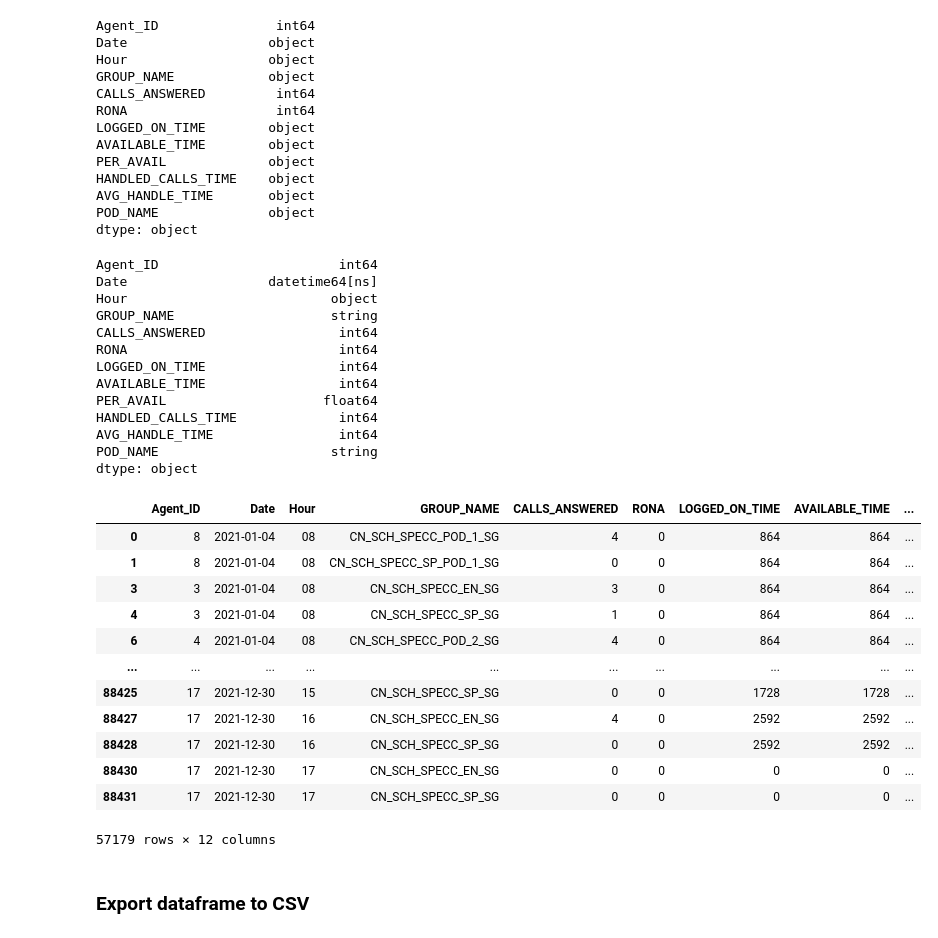
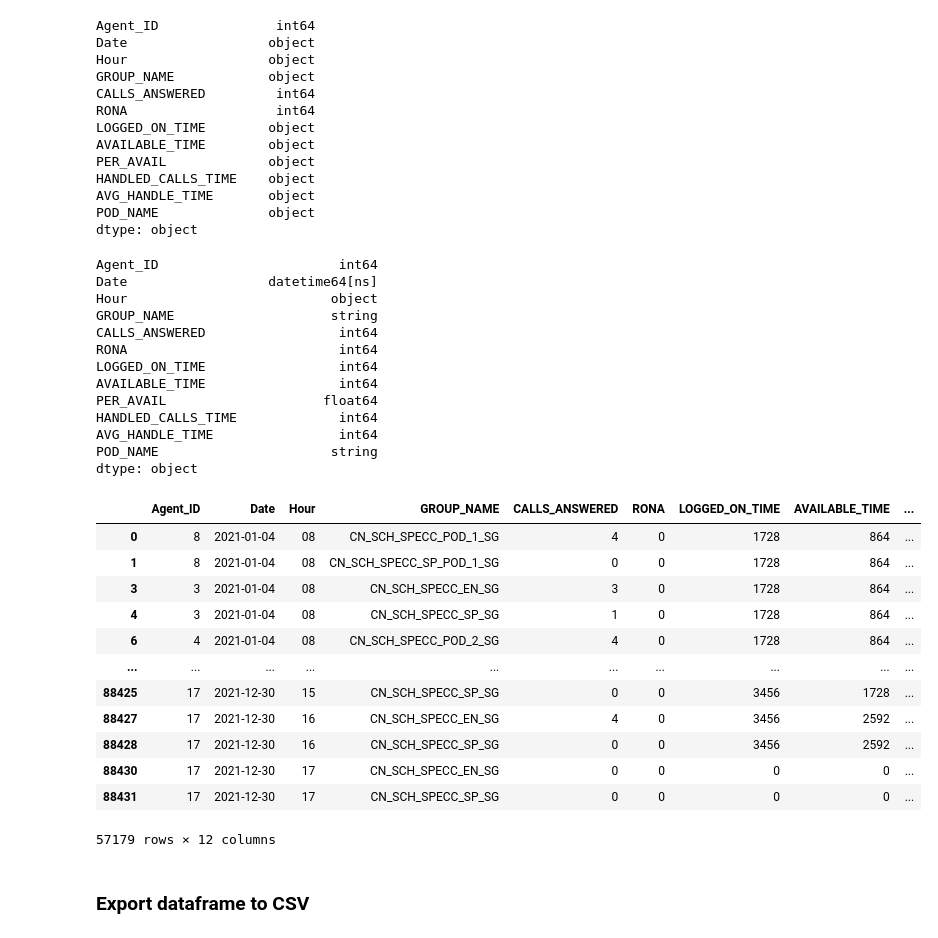
Before and after one commit to evanbruno617/Call_Response_Analysis, a Jupyter notebook: Initial_Data_Cleanup.ipynb, the cells around one changed output. Cells and saved outputs as stored; diff of their text form; code cells hidden in the pictures.

Commit message:
Fixed error in Available Time in cleanup data

```diff
--- a/Initial_Data_Cleanup.ipynb
+++ b/Initial_Data_Cleanup.ipynb
@@ -6,9 +6,9 @@ from datetime import datetime
 from re import search
 # %%
 # Files to load
-agentstate_to_load = "Working_Folder/Final_Project/call_center_data_2021/Agent_State_Summary_Hourly_2021.csv"
-notready_to_load = "Working_Folder/Final_Project/call_center_data_2021/Agent_Not_Ready_Detail_2021.csv"
-calltype_to_load = "Working_Folder/Final_Project/call_center_data_2021/Call_Type_Historical_Fields_Hourly_2021.csv"
+agentstate_to_load = "Final_Project/call_center_data_2021/Agent_State_Summary_Hourly_2021.csv"
+notready_to_load = "Final_Project/call_center_data_2021/Agent_Not_Ready_Detail_2021.csv"
+calltype_to_load = "Final_Project/call_center_data_2021/Call_Type_Historical_Fields_Hourly_2021.csv"
 # %% [markdown]
 ## Clean Agent State Summary file
 # %%
@@ -217,7 +217,7 @@ def get_seconds(time_str):
     return int(hh) * 3600 + int(mm) * 60 + int(ss)
 
 Agent_State_Summary_df['LOGGED_ON_TIME'] = Agent_State_Summary_df['LOGGED_ON_TIME'].astype('string')
-Agent_State_Summary_df['LOGGED_ON_TIME'] = Agent_State_Summary_df['AVAILABLE_TIME'].apply(get_seconds)
+Agent_State_Summary_df['LOGGED_ON_TIME'] = Agent_State_Summary_df['LOGGED_ON_TIME'].apply(get_seconds)
 
 
 # Change AVAILABLE_TIME hh:mm:ss format to seconds
@@ -225,42 +225,42 @@ Agent_State_Summary_df['AVAILABLE_TIME'] = Agent_State_Summary_df['AVAILABLE_TIM
 Agent_State_Summary_df['AVAILABLE_TIME'] = Agent_State_Summary_df['AVAILABLE_TIME'].apply(get_seconds)
 
 
 # Change HANDLED_CALLS_TIME hh:mm:ss format to seconds
 Agent_State_Summary_df['HANDLED_CALLS_TIME'] = Agent_State_Summary_df['HANDLED_CALLS_TIME'].astype('string')
 Agent_State_Summary_df['HANDLED_CALLS_TIME'] = Agent_State_Summary_df['HANDLED_CALLS_TIME'].apply(get_seconds)
 
 
 # Change AVG_HANDLE_TIME hh:mm:ss format to seconds
 Agent_State_Summary_df['AVG_HANDLE_TIME'] = Agent_State_Summary_df['AVG_HANDLE_TIME'].astype('string')
 Agent_State_Summary_df['AVG_HANDLE_TIME'] = Agent_State_Summary_df['AVG_HANDLE_TIME'].apply(get_seconds)
 
 
 print(Agent_State_Summary_df.dtypes)
 Agent_State_Summary_df
 # %% [output]
 Agent_ID                       int64
 Date                  datetime64[ns]
 Hour                          object
 GROUP_NAME                    string
 CALLS_ANSWERED                 int64
 RONA                           int64
 LOGGED_ON_TIME                 int64
 AVAILABLE_TIME                 int64
 PER_AVAIL                    float64
 HANDLED_CALLS_TIME             int64
 AVG_HANDLE_TIME                int64
 POD_NAME                      string
 dtype: object
 |  | Agent_ID | Date | Hour | GROUP_NAME | CALLS_ANSWERED | RONA | LOGGED_ON_TIME | AVAILABLE_TIME | ... |
-| 0 | 8 | 2021-01-04 | 08 | CN_SCH_SPECC_POD_1_SG | 4 | 0 | 864 | 864 | ... |
-| 1 | 8 | 2021-01-04 | 08 | CN_SCH_SPECC_SP_POD_1_SG | 0 | 0 | 864 | 864 | ... |
-| 3 | 3 | 2021-01-04 | 08 | CN_SCH_SPECC_EN_SG | 3 | 0 | 864 | 864 | ... |
-| 4 | 3 | 2021-01-04 | 08 | CN_SCH_SPECC_SP_SG | 1 | 0 | 864 | 864 | ... |
-| 6 | 4 | 2021-01-04 | 08 | CN_SCH_SPECC_POD_2_SG | 4 | 0 | 864 | 864 | ... |
+| 0 | 8 | 2021-01-04 | 08 | CN_SCH_SPECC_POD_1_SG | 4 | 0 | 1728 | 864 | ... |
+| 1 | 8 | 2021-01-04 | 08 | CN_SCH_SPECC_SP_POD_1_SG | 0 | 0 | 1728 | 864 | ... |
+| 3 | 3 | 2021-01-04 | 08 | CN_SCH_SPECC_EN_SG | 3 | 0 | 1728 | 864 | ... |
+| 4 | 3 | 2021-01-04 | 08 | CN_SCH_SPECC_SP_SG | 1 | 0 | 1728 | 864 | ... |
+| 6 | 4 | 2021-01-04 | 08 | CN_SCH_SPECC_POD_2_SG | 4 | 0 | 1728 | 864 | ... |
 | ... | ... | ... | ... | ... | ... | ... | ... | ... | ... |
-| 88425 | 17 | 2021-12-30 | 15 | CN_SCH_SPECC_SP_SG | 0 | 0 | 1728 | 1728 | ... |
-| 88427 | 17 | 2021-12-30 | 16 | CN_SCH_SPECC_EN_SG | 4 | 0 | 2592 | 2592 | ... |
-| 88428 | 17 | 2021-12-30 | 16 | CN_SCH_SPECC_SP_SG | 0 | 0 | 2592 | 2592 | ... |
+| 88425 | 17 | 2021-12-30 | 15 | CN_SCH_SPECC_SP_SG | 0 | 0 | 3456 | 1728 | ... |
+| 88427 | 17 | 2021-12-30 | 16 | CN_SCH_SPECC_EN_SG | 4 | 0 | 3456 | 2592 | ... |
+| 88428 | 17 | 2021-12-30 | 16 | CN_SCH_SPECC_SP_SG | 0 | 0 | 3456 | 2592 | ... |
 | 88430 | 17 | 2021-12-30 | 17 | CN_SCH_SPECC_EN_SG | 0 | 0 | 0 | 0 | ... |
 | 88431 | 17 | 2021-12-30 | 17 | CN_SCH_SPECC_SP_SG | 0 | 0 | 0 | 0 | ... |
 57179 rows × 12 columns
```
Also changed, not shown: parts of 1 cell of this notebook, 3 other files.
